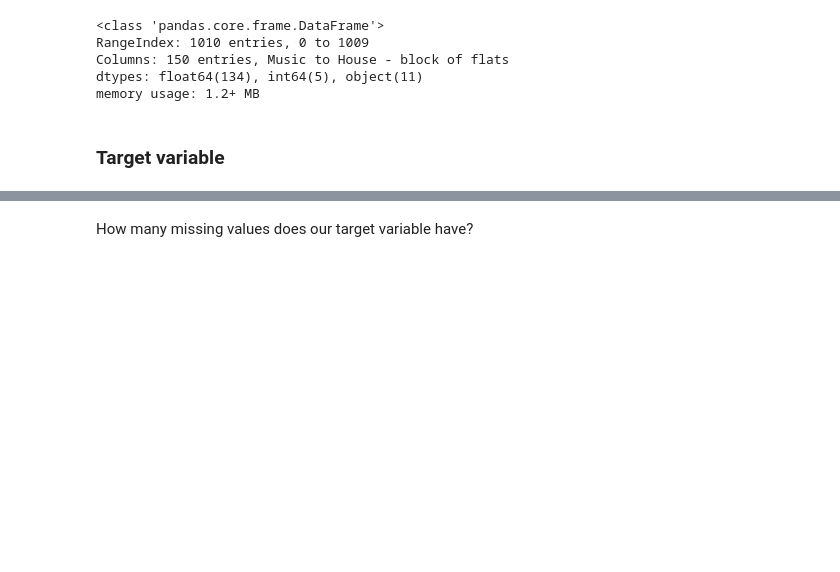
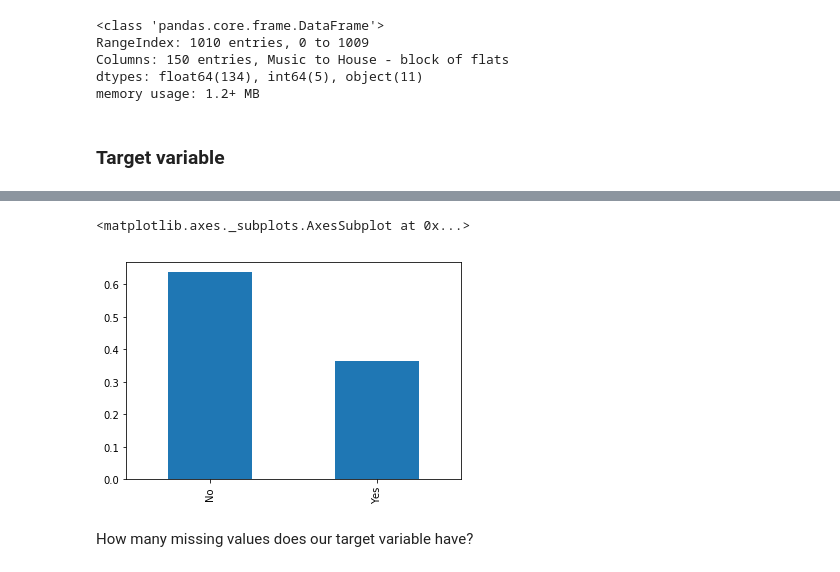
Before and after one commit to Shakk17/SmokerPredictor, a Jupyter notebook: data_analysis.ipynb, the cells around one changed output, grey strips where cells are left out. Drawn from its saved outputs; the diff is of its cells as text; code cells hidden in the pictures; blank space fills up the shorter version.

```diff
--- a/data_analysis.ipynb
+++ b/data_analysis.ipynb
@@ -33,7 +40,7 @@ We try to determinate if a person has been smoking during a period of his life.
 # %%
 data["Smoker"] = data["Smoking"].map({
-    "never smoked": 0,
-    "tried smoking": 0,
-    "former smoker": 1,
-    "current smoker": 1})
+    "never smoked": "No",
+    "tried smoking": "No",
+    "former smoker": "Yes",
+    "current smoker": "Yes"})
 data.drop("Smoking", axis=1, inplace=True)
@@ -44,3 +47,8 @@ In our survey the smokers are the 36.3% of the population.
+# %%
+data["Smoker"].value_counts(normalize=True).plot.bar()
+# %% [output]
+<matplotlib.axes._subplots.AxesSubplot at 0x...>
+[figure, added]
 # %% [markdown]
 How many missing values does our target variable have?
 # %%
```
Also changed, not shown: parts of 23 cells of this notebook.
